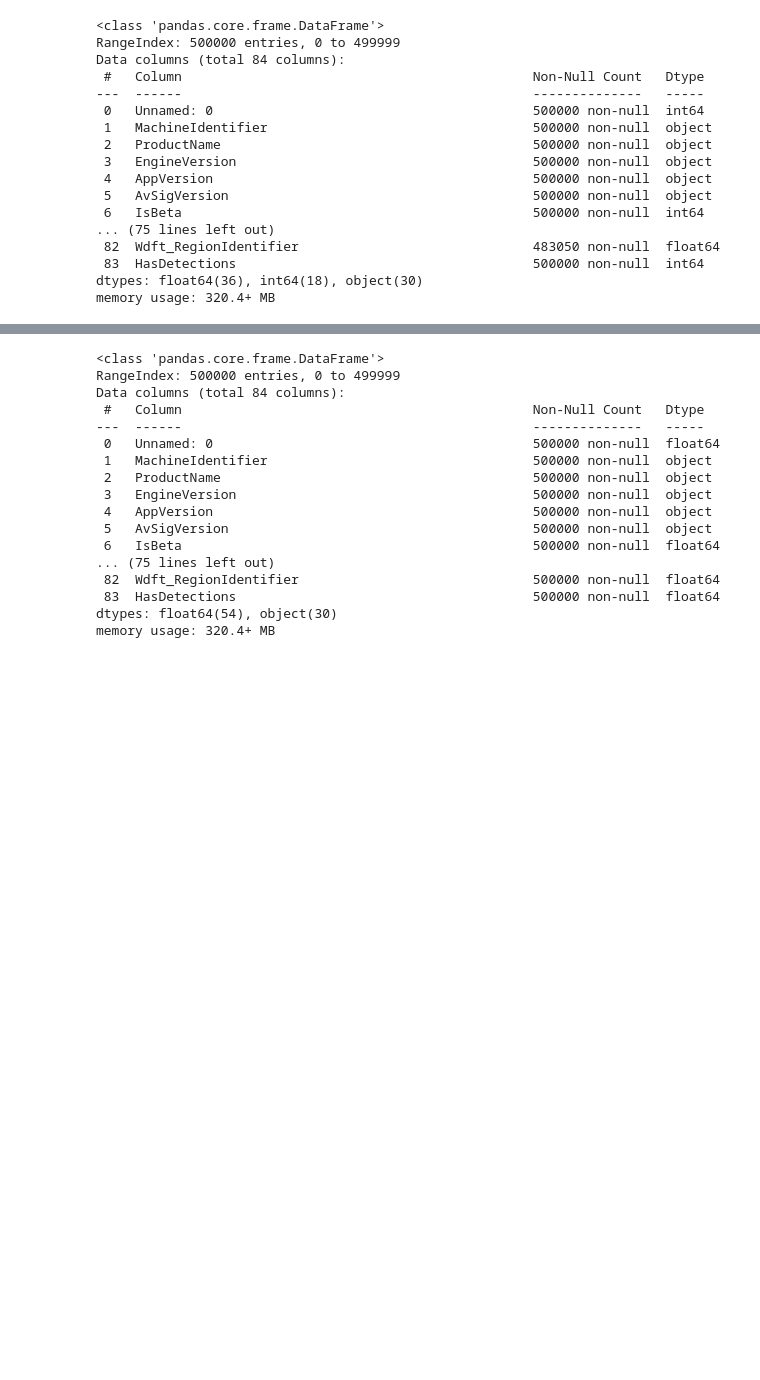
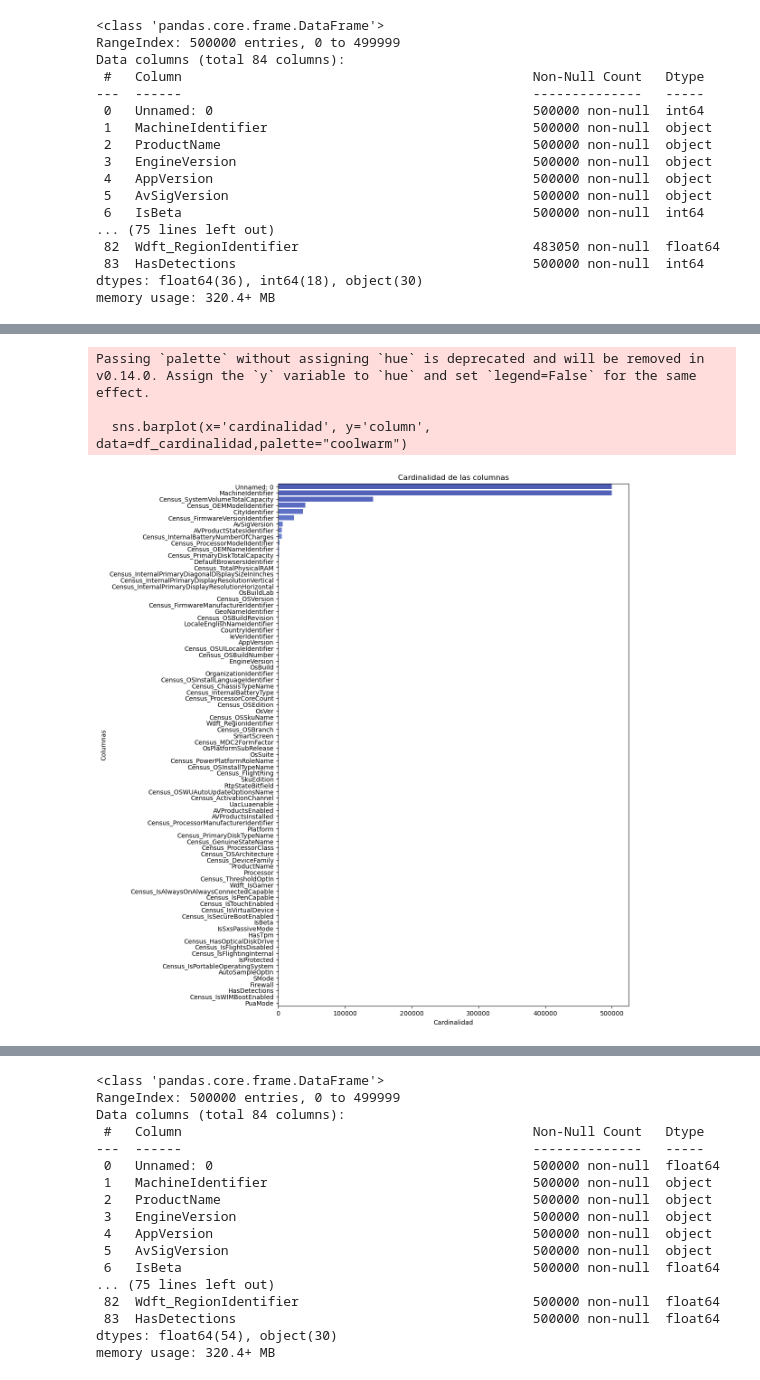
Before and after one commit to StefanyAp/EntregableMachineLearning, a Jupyter notebook: main.ipynb, the cells around one changed output, grey strips where cells are left out. Saved outputs shown, nothing was run; the diff lists cells and outputs as text; code cells hidden in the pictures; blank space fills up the shorter version.

```diff
--- a/main.ipynb
+++ b/main.ipynb
@@ -82,0 +135,19 @@ memory usage: 320.4+ MB
+# %%
+# Calcular la cardinalidad de cada columna
+cardinalidad = df.nunique()
+df_cardinalidad = pd.DataFrame({'column': cardinalidad.index, 'cardinalidad': cardinalidad.values})
+df_cardinalidad = df_cardinalidad.sort_values(by='cardinalidad', ascending=False)
+
+fig, ax = plt.subplots(figsize=(10,15))
+sns.barplot(x='cardinalidad', y='column', data=df_cardinalidad,palette="coolwarm")
+
+plt.title('Cardinalidad de las columnas')
+plt.xlabel('Cardinalidad')
+plt.ylabel('Columnas')
+
+plt.show()
+# %% [output]
+Passing `palette` without assigning `hue` is deprecated and will be removed in v0.14.0. Assign the `y` variable to `hue` and set `legend=False` for the same effect.
+
+  sns.barplot(x='cardinalidad', y='column', data=df_cardinalidad,palette="coolwarm")
+[figure, added]
```
Also changed, not shown: parts of 110 cells of this notebook.
